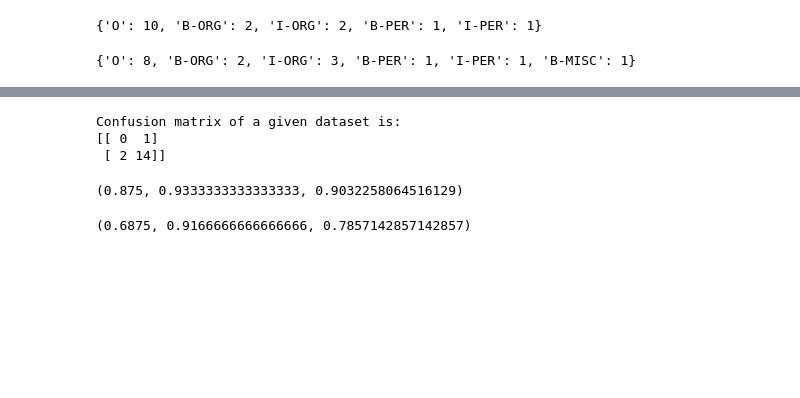
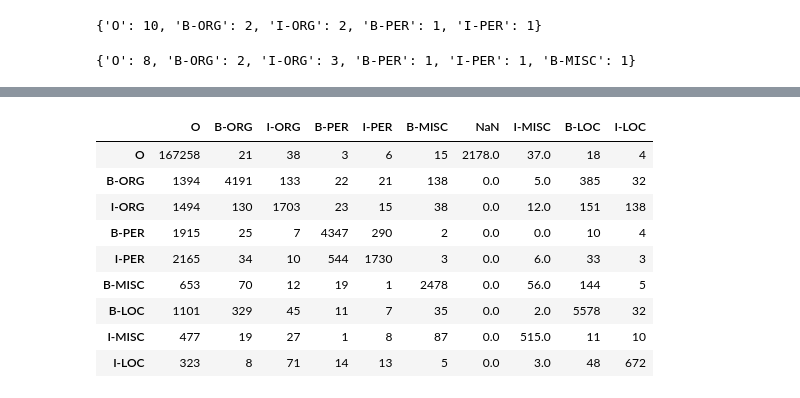
Before and after one commit to melisnv/machine-learning-for-nlp, a Jupyter notebook: Assignment I/basic_evaluation.ipynb, the cells around one changed output, grey strips where cells are left out. Cells and saved outputs as stored; diff of their text form; code cells hidden in the pictures; blank space fills up the shorter version.

Commit message:
adds logistic regression and evaluation on train.conll data

```diff
--- a/Assignment I/basic_evaluation.ipynb
+++ b/Assignment I/basic_evaluation.ipynb
@@ -51,8 +73,8 @@ extract_annotations("datas/minigold.csv","token")
  'NLP',
  '.']
 # %%
-goldannotations = extract_annotations("datas/minigold.csv","gold")
-machineannotations = extract_annotations("datas/miniout1.csv","NER")
+goldannotations = extract_annotations_mini("datas/minigold.csv","gold")
+machineannotations = extract_annotations_mini("datas/miniout1.csv","NER")
 # %%
 goldannotations
 # %% [output]
@@ -239,18 +446,0 @@ f1_score :  0.9032258064516129
-# %%
-def provide_confusion_matrix(evaluation_counts):
-    '''
-    Read in the evaluation counts and provide a confusion matrix for each class
-
-    :param evaluation_counts: a container from which you can obtain the true positives, false positives and false negatives for each class
-    :type evaluation_counts: type of object returned by obtain_counts
-
-    :prints out a confusion matrix
-    '''
-
-    # TIP: provide_output_tables does something similar, but those tables are assuming one additional nested layer
-    # your solution can thus be a simpler version of the one provided in provide_output_tables below
-
-    TP,TN,FP,FN = calculate_true_false(evaluation_counts)
-    confusion_matrix =  np.array([[TN,FN],[FP,TP]])
-
-    return confusion_matrix
@@ -256,0 +451,8 @@ def provide_confusion_matrix(evaluation_counts):
+# %%
+goldannotations = extract_annotations("outputfile","gold",["token","tag1","tag2","gold","predicted"])
+machineannotations = extract_annotations("outputfile","predicted",["token","tag1","tag2","gold","predicted"])
+#machineannotations
+#goldannotations
+# %%
+evaluation_counts = obtain_counts(goldannotations,machineannotations)
+evaluation_counts
@@ -257,8 +477,14 @@ def provide_confusion_matrix(evaluation_counts):
 # %%
 confusion_matrix = provide_confusion_matrix(evaluation_counts)
-print("Confusion matrix of a given dataset is:")
-print(confusion_matrix)
+confusion_matrix
 # %% [output]
-Confusion matrix of a given dataset is:
-[[ 0  1]
- [ 2 14]]
+|  | O | B-ORG | I-ORG | B-PER | I-PER | B-MISC | NaN | I-MISC | B-LOC | I-LOC |
+| O | 167258 | 21 | 38 | 3 | 6 | 15 | 2178.0 | 37.0 | 18 | 4 |
+| B-ORG | 1394 | 4191 | 133 | 22 | 21 | 138 | 0.0 | 5.0 | 385 | 32 |
+| I-ORG | 1494 | 130 | 1703 | 23 | 15 | 38 | 0.0 | 12.0 | 151 | 138 |
+| B-PER | 1915 | 25 | 7 | 4347 | 290 | 2 | 0.0 | 0.0 | 10 | 4 |
+| I-PER | 2165 | 34 | 10 | 544 | 1730 | 3 | 0.0 | 6.0 | 33 | 3 |
+| B-MISC | 653 | 70 | 12 | 19 | 1 | 2478 | 0.0 | 56.0 | 144 | 5 |
+| B-LOC | 1101 | 329 | 45 | 11 | 7 | 35 | 0.0 | 2.0 | 5578 | 32 |
+| I-MISC | 477 | 19 | 27 | 1 | 8 | 87 | 0.0 | 515.0 | 11 | 10 |
+| I-LOC | 323 | 8 | 71 | 14 | 13 | 5 | 0.0 | 3.0 | 48 | 672 |
@@ -283,12 +490,0 @@ def carry_out_evaluation(gold_annotations, systemfile, systemcolumn, delimiter='
-# %%
-systemfile = "datas/miniout1.csv"
-evaluation_outcome = carry_out_evaluation(gold_annotations=goldannotations,systemfile=systemfile,systemcolumn="NER")
-print(evaluation_outcome)
-# %% [output]
-(0.875, 0.9333333333333333, 0.9032258064516129)
-# %%
-systemfile2 = "datas/miniout2.csv"
-evaluation_outcome = carry_out_evaluation(gold_annotations=goldannotations,systemfile=systemfile2,systemcolumn="NER")
-print(evaluation_outcome)
-# %% [output]
-(0.6875, 0.9166666666666666, 0.7857142857142857)
```
Also changed, not shown: parts of 32 cells of this notebook, 1 other file.
